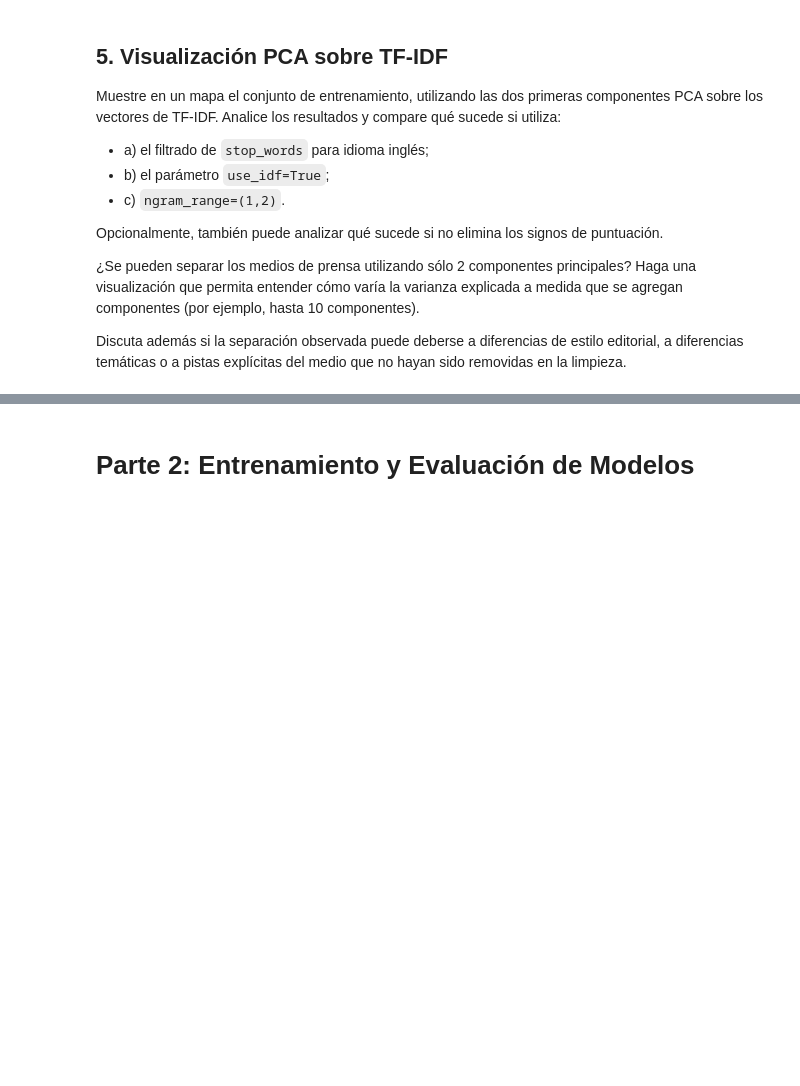
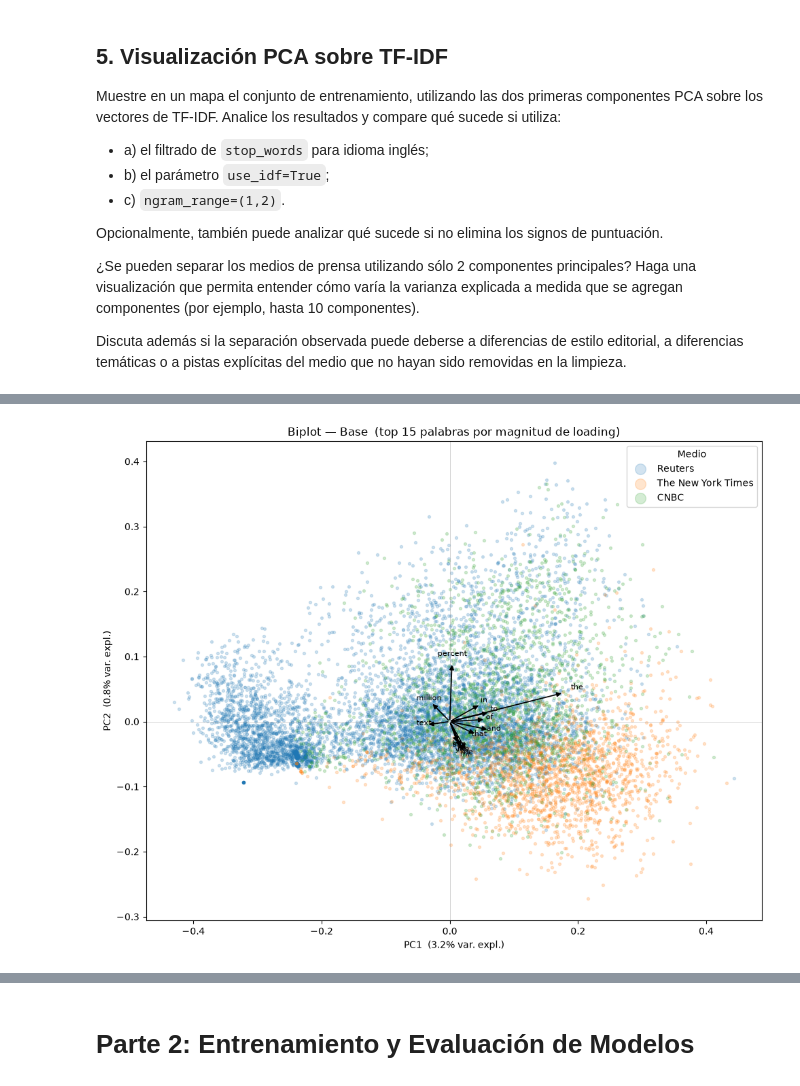
Before and after one commit to Nicolasvb23/intro-cd, a Jupyter notebook: Tarea_2/2026_tarea2.ipynb, the cells around one changed output, grey strips where cells are left out. Cells and saved outputs as stored; diff of their text form; code cells hidden in the pictures; blank space fills up the shorter version.

```diff
--- a/Tarea_2/2026_tarea2.ipynb
+++ b/Tarea_2/2026_tarea2.ipynb
@@ -360,0 +367,28 @@ plt.show()
+# %%
+# Biplot — base
+vocab    = vec.get_feature_names_out()
+loadings = pca.components_.T          # (n_features, 2)
+magnitudes = np.linalg.norm(loadings, axis=1)
+top_idx  = magnitudes.argsort()[::-1][:15]
+scale    = np.abs(X_2d).max() / np.abs(loadings[top_idx]).max() * 0.4
+
+fig, ax = plt.subplots(figsize=(10, 8))
+for pub in top_3_publications:
+    mask = (y_train == pub).values
+    ax.scatter(X_2d[mask, 0], X_2d[mask, 1], label=pub, alpha=0.2, s=8, color=pub_to_color[pub])
+for i in top_idx:
+    ax.annotate("", xy=(loadings[i,0]*scale, loadings[i,1]*scale), xytext=(0,0),
+                arrowprops=dict(arrowstyle="-|>", color="black", lw=1.2))
+    ax.text(loadings[i,0]*scale*1.12, loadings[i,1]*scale*1.12,
+            vocab[i], fontsize=8, ha="center")
+ax.axhline(0, color="gray", lw=0.5, alpha=0.5)
+ax.axvline(0, color="gray", lw=0.5, alpha=0.5)
+ax.set_xlabel(f"PC1  ({pca.explained_variance_ratio_[0]*100:.1f}% var. expl.)")
+ax.set_ylabel(f"PC2  ({pca.explained_variance_ratio_[1]*100:.1f}% var. expl.)")
+ax.set_title("Biplot — Base  (top 15 palabras por magnitud de loading)")
+ax.legend(title="Medio", markerscale=4)
+plt.tight_layout()
+plt.savefig("../Tarea_2/informe/imagenes/chart_biplot_base.png", dpi=150, bbox_inches="tight")
+plt.show()
+# %% [output]
+[figure, added]
```
Also changed, not shown: parts of 14 cells of this notebook, 1 other file.
